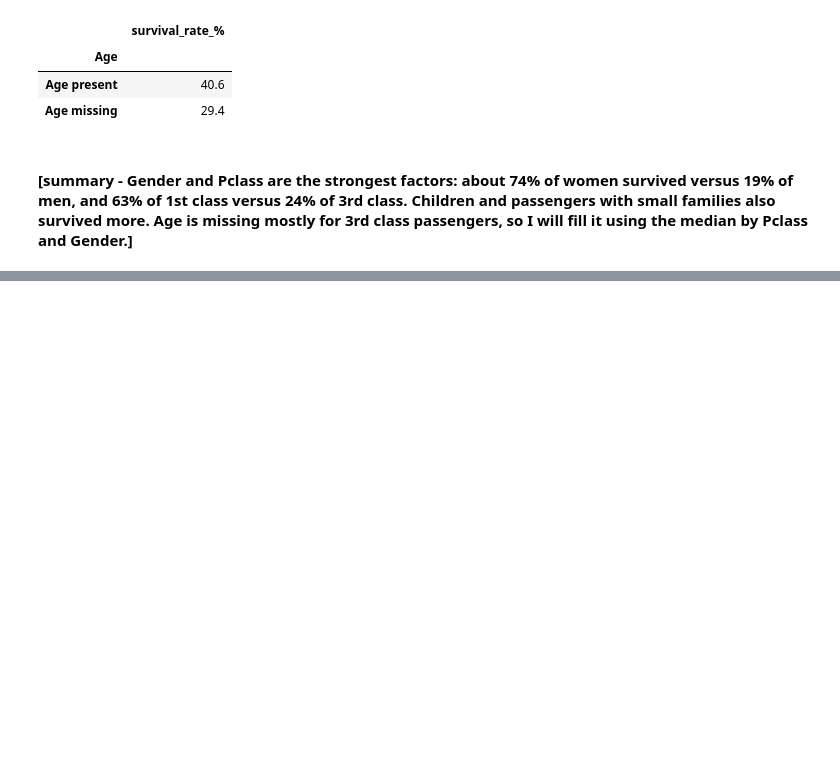
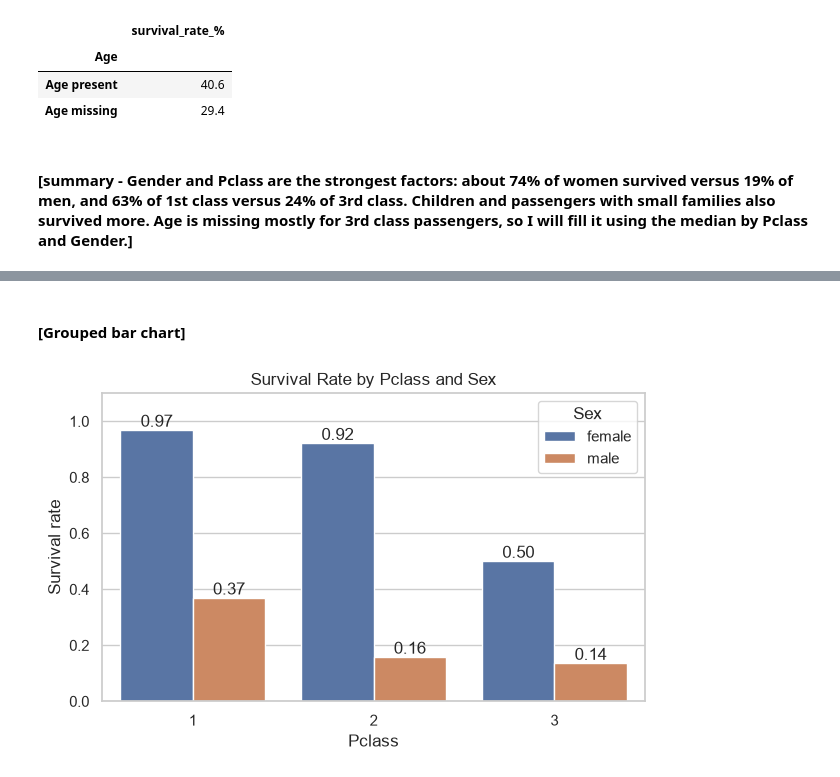
Before and after one commit to Tariqul-stack/titanic-survival-prediction, a Jupyter notebook: notebooks/01_eda.ipynb, the cells around one changed output, grey strips where cells are left out. Cells and saved outputs as stored; diff of their text form; code cells hidden in the pictures; blank space fills up the shorter version.

```diff
--- a/notebooks/01_eda.ipynb
+++ b/notebooks/01_eda.ipynb
@@ -337,0 +365,13 @@ Survival rate: Age missing vs present
+# %% [markdown]
+#### [Grouped bar chart]
+# %%
+plt.figure(figsize=(7, 4))
+ax = sns.barplot(data=df, x="Pclass", y="Survived", hue="Sex", errorbar=None)
+for container in ax.containers:
+    ax.bar_label(container, fmt="%.2f")
+ax.set_ylim(0, 1.1)
+ax.set_ylabel("Survival rate")
+ax.set_title("Survival Rate by Pclass and Sex")
+plt.show()
+# %% [output]
+[figure, added]
```
Also changed, not shown: parts of 11 cells of this notebook, 1 other file.
